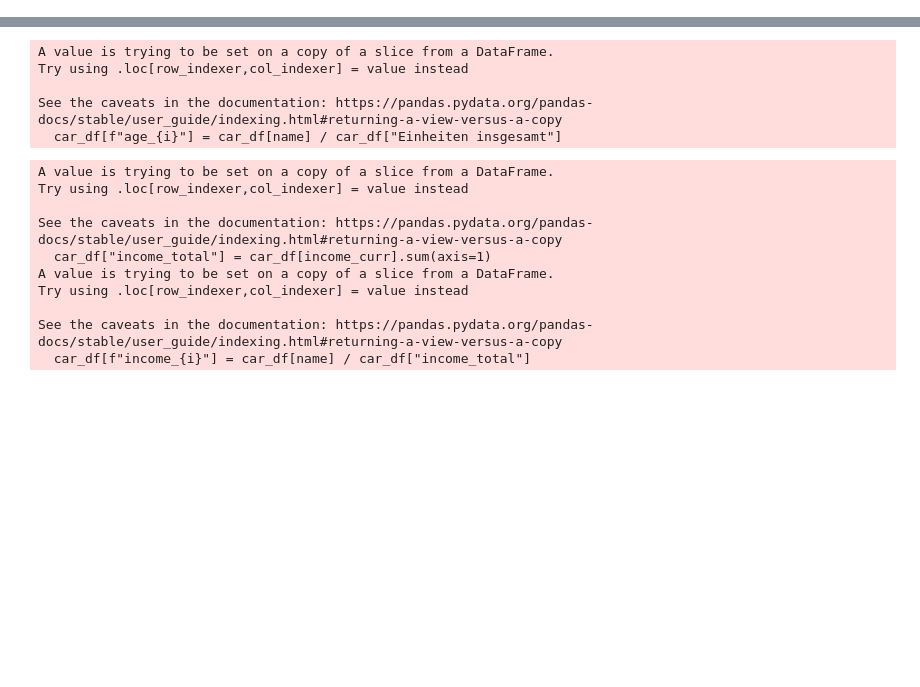
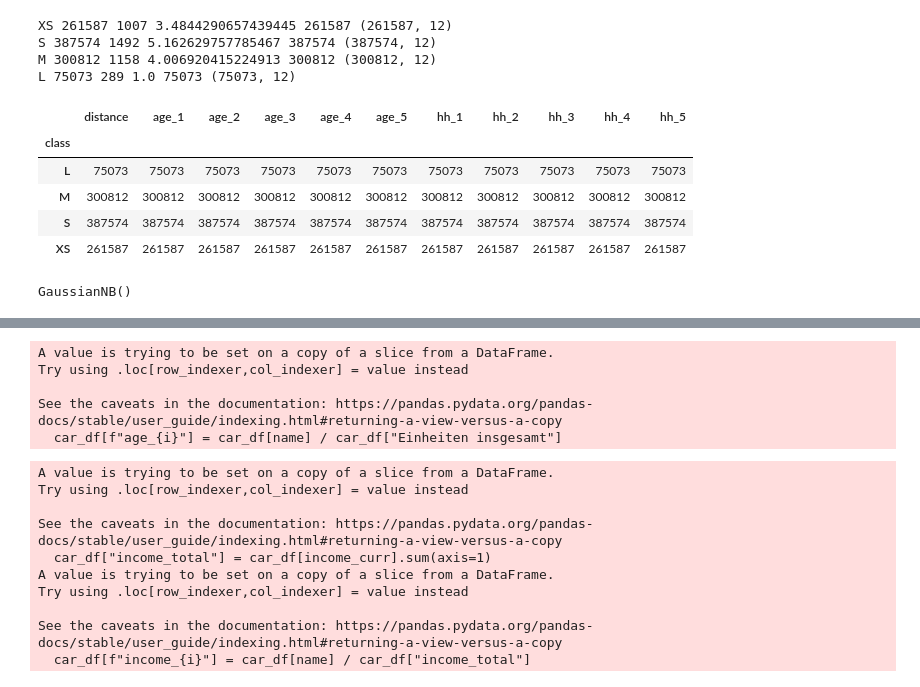
Before and after one commit to lucafanselau/bachelor-seminar-thesis, a Jupyter notebook: src/vehicle-choice-model.ipynb, the cells around one changed output, grey strips where cells are left out. Saved outputs shown, nothing was run; the diff lists cells and outputs as text; code cells hidden in the pictures; blank space fills up the shorter version.

```diff
--- a/src/vehicle-choice-model.ipynb
+++ b/src/vehicle-choice-model.ipynb
@@ -31,0 +39,20 @@ car_df.head()
+# %%
+age_src_columns = ["Unter 18", "18 - 29","30 - 49","50 - 64","65 und älter"]
+hh_src_columns = ["Einpersonenhaushalte (Singlehaushalte)", "Paare ohne Kind(er)", "Alleinerziehende Elternteile", "Paare mit Kind(ern)", "Mehrpersonenhaushalte ohne Kernfamilie"]
+
+tmp_df = car_df[[*age_src_columns, *hh_src_columns, "distance", "class", "Bezirk"]]
+
+# Calculate the distribution classes
+def calculate_dist(columns: list[str], prefix: str):
+  sum = tmp_df[columns].sum(axis=1)
+  for (i, c) in enumerate(columns):
+    tmp_df[f"{prefix}_{i + 1}"] = (tmp_df[c] / sum)
+
+calculate_dist(age_src_columns, "age")
+calculate_dist(hh_src_columns, "hh")
+
+# Now drop the unused classes
+learning_df = tmp_df.drop([*age_src_columns, *hh_src_columns, "Bezirk"], axis=1)
+
+# Also drop malformed entries
+learning_df.dropna(inplace=True)
@@ -31,0 +95,50 @@ car_df.head()
+# %%
+# Figure out the availability of classes
+unique_cars = car_df.groupby("class")["id"].nunique()
+num_of_dp = learning_df.groupby("class")["class"].count()
+min_class = num_of_dp.idxmin()
+
+
+def truncate_shuffle(c):
+  num = num_of_dp[c]
+  unique = unique_cars[c]
+
+  scale = unique_cars[c] / unique_cars[min_class]
+  truncated_num = round(scale * num_of_dp[min_class])
+
+  a = learning_df.loc[learning_df["class"] == c, :]
+  shuffle(a)
+  a = a[:truncated_num]
+
+  print(c, num, unique, scale, truncated_num, a.shape)
+  return a
+
+learning_df = pd.concat([truncate_shuffle(c) for c in C])
+# %% [output]
+XS 261587 1007 3.4844290657439445 261587 (261587, 12)
+S 387574 1492 5.162629757785467 387574 (387574, 12)
+M 300812 1158 4.006920415224913 300812 (300812, 12)
+L 75073 289 1.0 75073 (75073, 12)
+# %%
+learning_df.groupby("class").count()
+# %% [output]
+|  | distance | age_1 | age_2 | age_3 | age_4 | age_5 | hh_1 | hh_2 | hh_3 | hh_4 | hh_5 |
+| class |  |  |  |  |  |  |  |  |  |  |  |
+| L | 75073 | 75073 | 75073 | 75073 | 75073 | 75073 | 75073 | 75073 | 75073 | 75073 | 75073 |
+| M | 300812 | 300812 | 300812 | 300812 | 300812 | 300812 | 300812 | 300812 | 300812 | 300812 | 300812 |
+| S | 387574 | 387574 | 387574 | 387574 | 387574 | 387574 | 387574 | 387574 | 387574 | 387574 | 387574 |
+| XS | 261587 | 261587 | 261587 | 261587 | 261587 | 261587 | 261587 | 261587 | 261587 | 261587 | 261587 |
+# %%
+# Training a classifier
+from sklearn.model_selection import train_test_split
+from sklearn.naive_bayes import GaussianNB
+
+X = learning_df.loc[:, learning_df.columns != "class"]
+Y = learning_df.loc[:, learning_df.columns == "class"]["class"]
+
+X_train, X_test, y_train, y_test = train_test_split(X, Y, test_size=0.33, random_state=42)
+
+clf = GaussianNB()
+clf.fit(X_train, y_train)
+# %% [output]
+GaussianNB()
```
Also changed, not shown: parts of 9 cells of this notebook, 9 other files.
